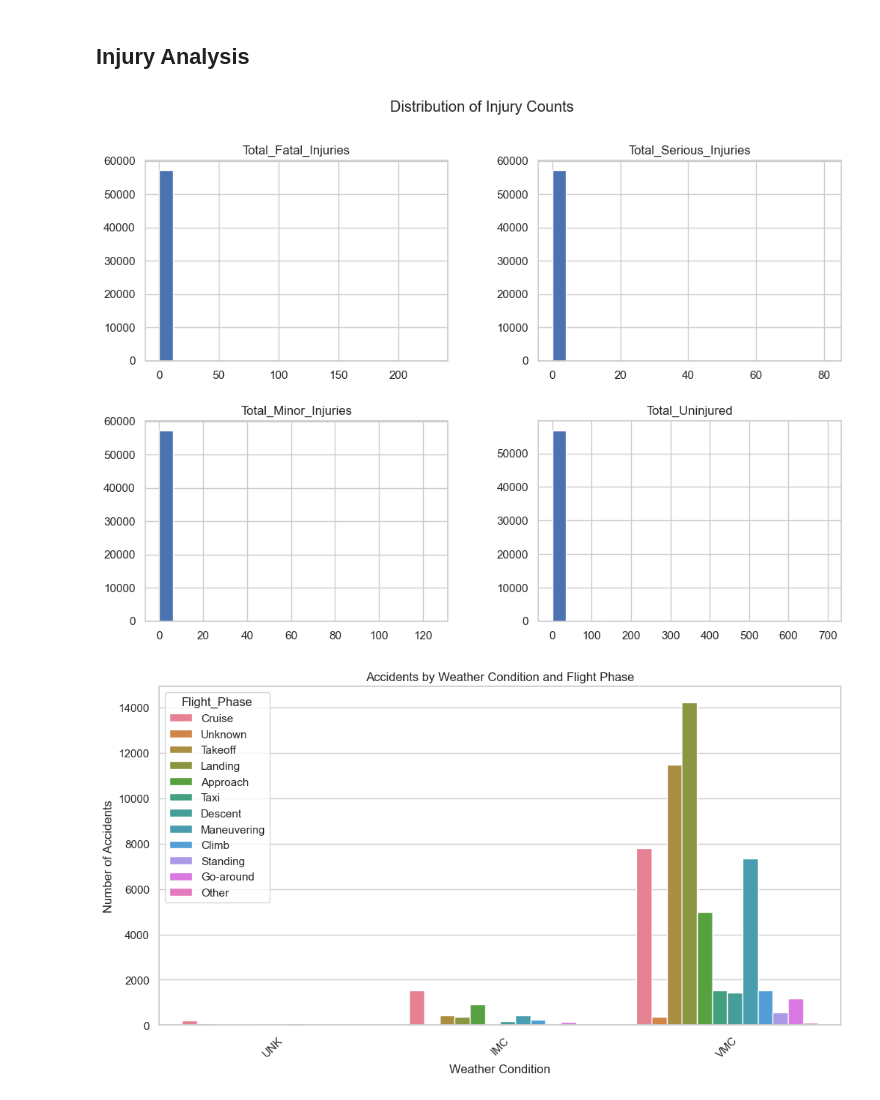
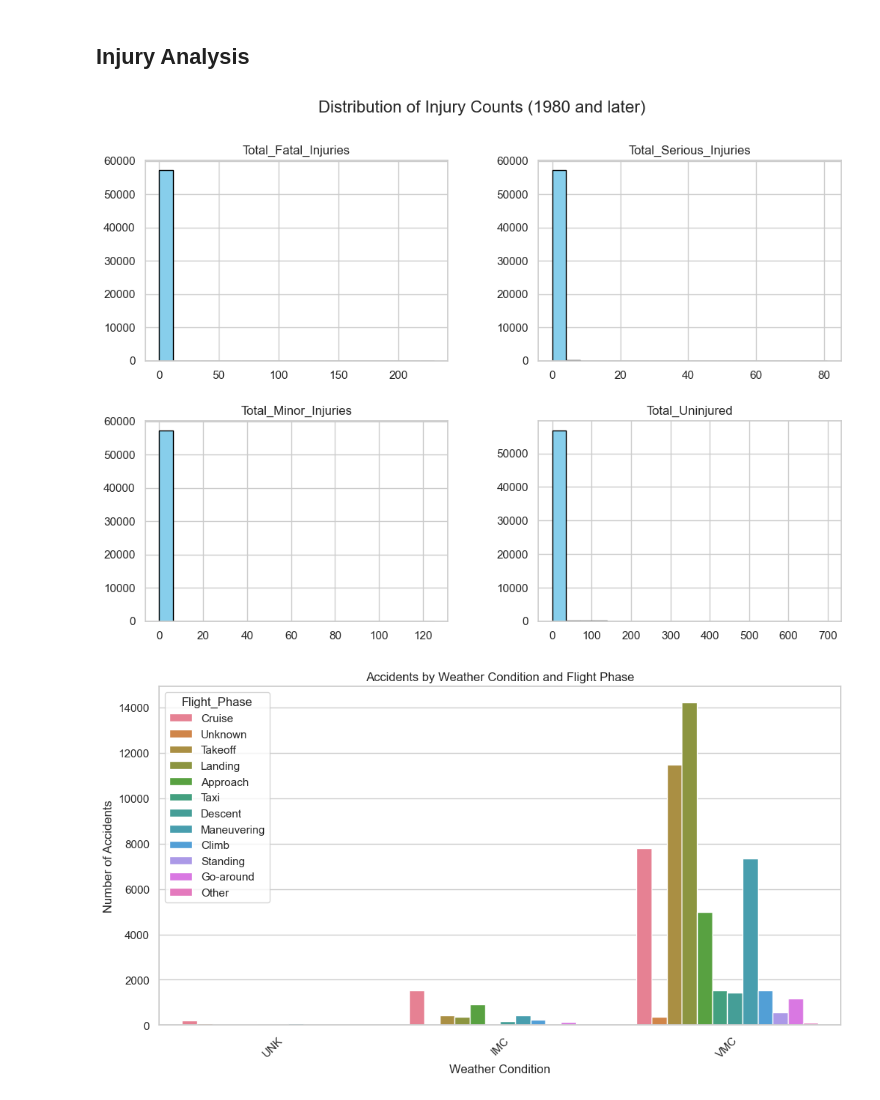
Before and after one commit to blexolonde/dsc-phase-1-project, a Jupyter notebook: notebooks/aviation_notebook.ipynb, the cells around one changed output. Cells and saved outputs as stored; diff of their text form; code cells hidden in the pictures.

```diff
--- a/notebooks/aviation_notebook.ipynb
+++ b/notebooks/aviation_notebook.ipynb
@@ -127,7 +127,7 @@ sns.set(style="whitegrid")
 pd.set_option('display.max_columns', None)
 # %%
 # Load the dataset
-aviation_df = pd.read_csv('C:\\Users\\USER\\Documents\\Anto\\Phase1\\dsc-project-one-master\\data\\Aviation_Data.csv', encoding='latin-1')
+aviation_df = pd.read_csv(r'C:\Users\USER\Documents\Anto\Phase1\dsc-project-one-master\data\Aviation_Data.csv', encoding='latin-1')
 
 # Display the initial structure of the dataset
 print("Aviation Dataset Info:")
@@ -406,12 +427,19 @@ Passing `palette` without assigning `hue` is deprecated and will be removed in v
 # %% [markdown]
 ## Injury Analysis
 # %%
+# Filter the data for injuries from 1980 onward
+aviation_df['Year'] = aviation_df['Event_Date'].dt.year
+aviation_df_1980 = aviation_df[aviation_df['Year'] >= 1980]
+
+# Select the injury columns
 injury_columns = ['Total_Fatal_Injuries', 'Total_Serious_Injuries', 'Total_Minor_Injuries', 'Total_Uninjured']
-aviation_df[injury_columns].hist(bins=20, figsize=(12, 8), layout=(2, 2))
-plt.suptitle('Distribution of Injury Counts')
+
+# Plot histograms for the injury columns
+aviation_df_1980[injury_columns].hist(bins=20, figsize=(12, 8), layout=(2, 2), color='skyblue', edgecolor='black')
+plt.suptitle('Distribution of Injury Counts (1980 and later)', fontsize=16)
 plt.show()
 # %% [output]
-[figure, old version]
+[figure, new version]
 # %%
 # 3. Accidents by weather condition
 plt.figure(figsize=(12, 6))
```
Also changed, not shown: parts of 1 cell of this notebook, 1 other file.
